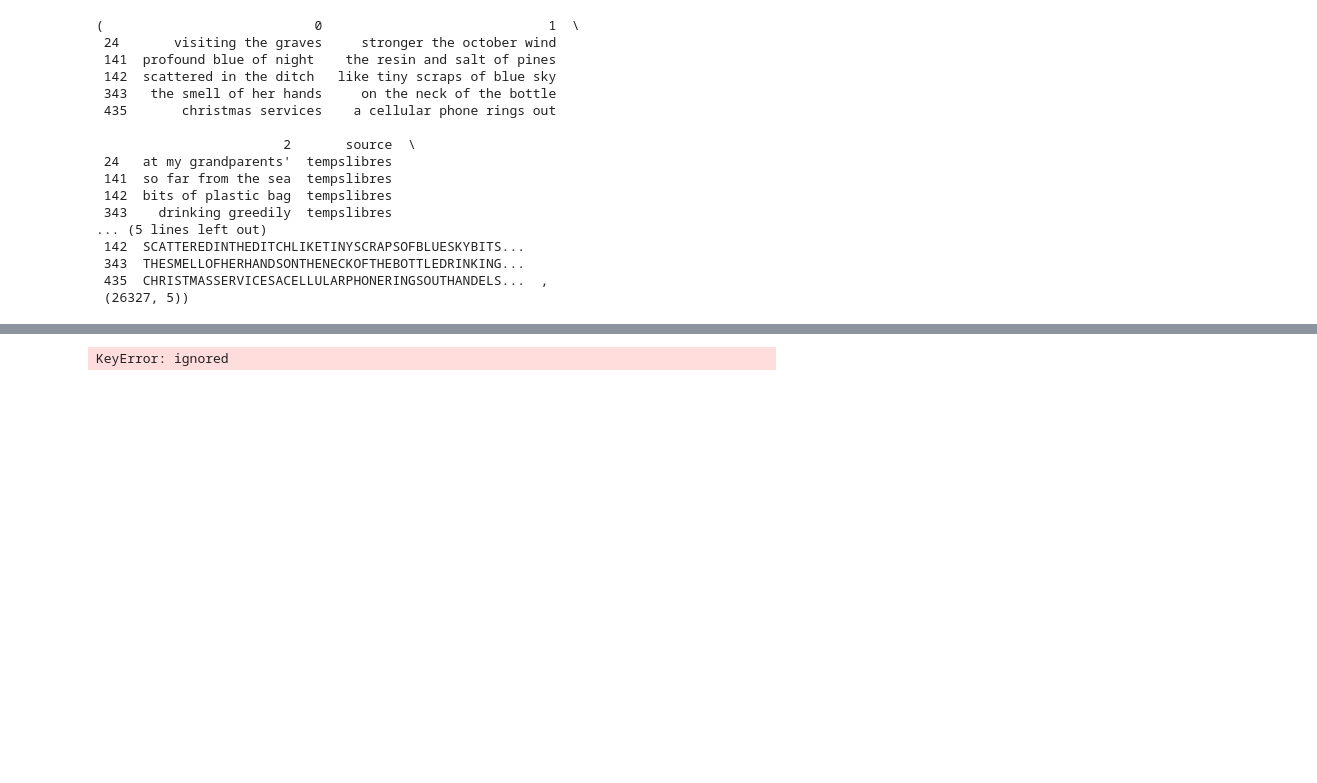
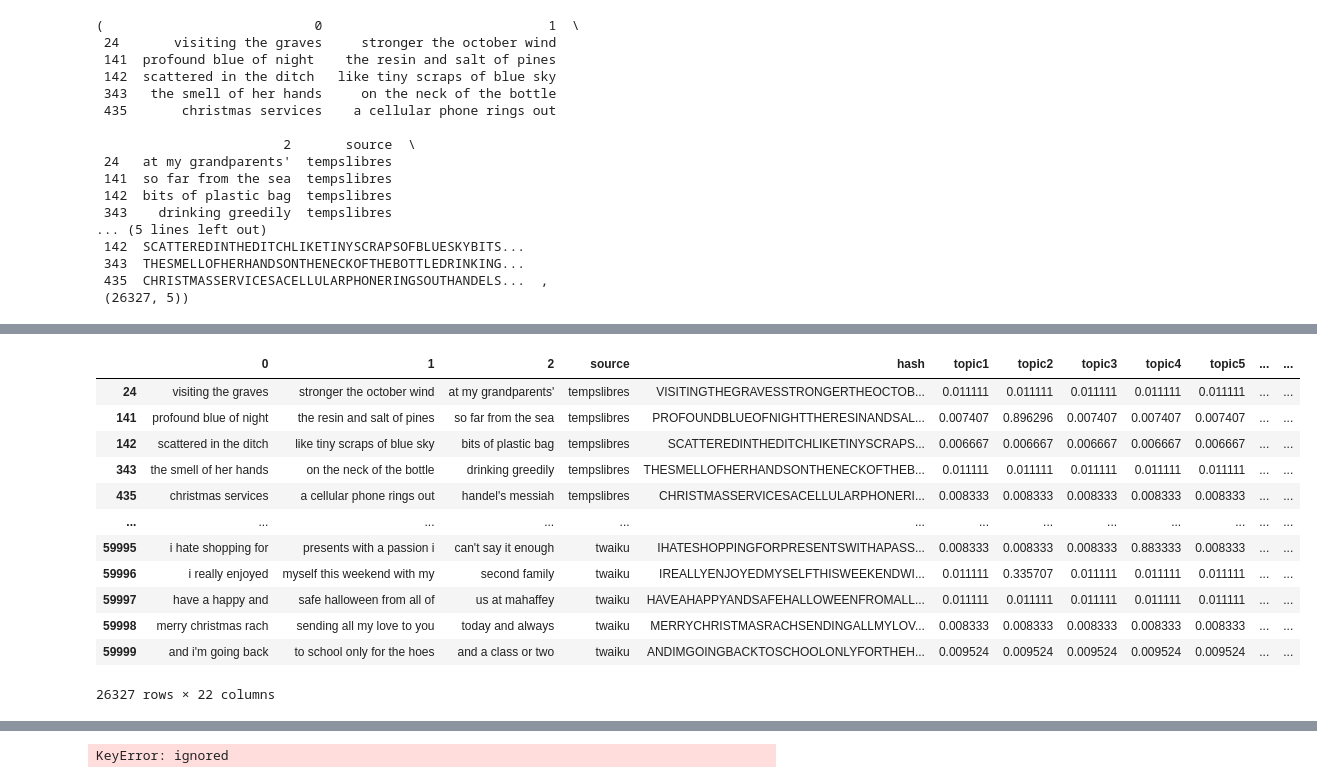
Before and after one commit to S-acharya57/Algorithmic-Poem-Generation, a Jupyter notebook: Algorithmic_Poem_Generation_Preprocessing.ipynb, the cells around one changed output, grey strips where cells are left out. Drawn from its saved outputs; the diff is of its cells as text; code cells hidden in the pictures; blank space fills up the shorter version.

```diff
--- a/Algorithmic_Poem_Generation_Preprocessing.ipynb
+++ b/Algorithmic_Poem_Generation_Preprocessing.ipynb
@@ -209,0 +404,16 @@ df.head(), df.shape
+# %%
+df
+# %% [output]
+|  | 0 | 1 | 2 | source | hash | topic1 | topic2 | topic3 | topic4 | topic5 | ... | ... |
+| 24 | visiting the graves | stronger the october wind | at my grandparents' | tempslibres | VISITINGTHEGRAVESSTRONGERTHEOCTOB... | 0.011111 | 0.011111 | 0.011111 | 0.011111 | 0.011111 | ... | ... |
+| 141 | profound blue of night | the resin and salt of pines | so far from the sea | tempslibres | PROFOUNDBLUEOFNIGHTTHERESINANDSAL... | 0.007407 | 0.896296 | 0.007407 | 0.007407 | 0.007407 | ... | ... |
+| 142 | scattered in the ditch | like tiny scraps of blue sky | bits of plastic bag | tempslibres | SCATTEREDINTHEDITCHLIKETINYSCRAPS... | 0.006667 | 0.006667 | 0.006667 | 0.006667 | 0.006667 | ... | ... |
+| 343 | the smell of her hands | on the neck of the bottle | drinking greedily | tempslibres | THESMELLOFHERHANDSONTHENECKOFTHEB... | 0.011111 | 0.011111 | 0.011111 | 0.011111 | 0.011111 | ... | ... |
+| 435 | christmas services | a cellular phone rings out | handel's messiah | tempslibres | CHRISTMASSERVICESACELLULARPHONERI... | 0.008333 | 0.008333 | 0.008333 | 0.008333 | 0.008333 | ... | ... |
+| ... | ... | ... | ... | ... | ... | ... | ... | ... | ... | ... | ... | ... |
+| 59995 | i hate shopping for | presents with a passion i | can't say it enough | twaiku | IHATESHOPPINGFORPRESENTSWITHAPASS... | 0.008333 | 0.008333 | 0.008333 | 0.883333 | 0.008333 | ... | ... |
+| 59996 | i really enjoyed | myself this weekend with my | second family | twaiku | IREALLYENJOYEDMYSELFTHISWEEKENDWI... | 0.011111 | 0.335707 | 0.011111 | 0.011111 | 0.011111 | ... | ... |
+| 59997 | have a happy and | safe halloween from all of | us at mahaffey | twaiku | HAVEAHAPPYANDSAFEHALLOWEENFROMALL... | 0.011111 | 0.011111 | 0.011111 | 0.011111 | 0.011111 | ... | ... |
+| 59998 | merry christmas rach | sending all my love to you | today and always | twaiku | MERRYCHRISTMASRACHSENDINGALLMYLOV... | 0.008333 | 0.008333 | 0.008333 | 0.008333 | 0.008333 | ... | ... |
+| 59999 | and i'm going back | to school only for the hoes | and a class or two | twaiku | ANDIMGOINGBACKTOSCHOOLONLYFORTHEH... | 0.009524 | 0.009524 | 0.009524 | 0.009524 | 0.009524 | ... | ... |
+26327 rows × 22 columns
```
Also changed, not shown: parts of 27 cells of this notebook.
